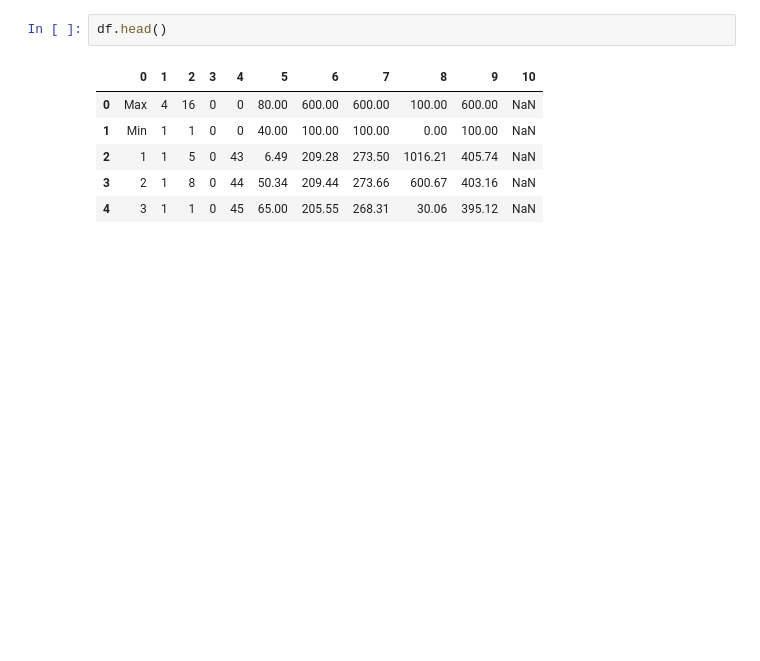
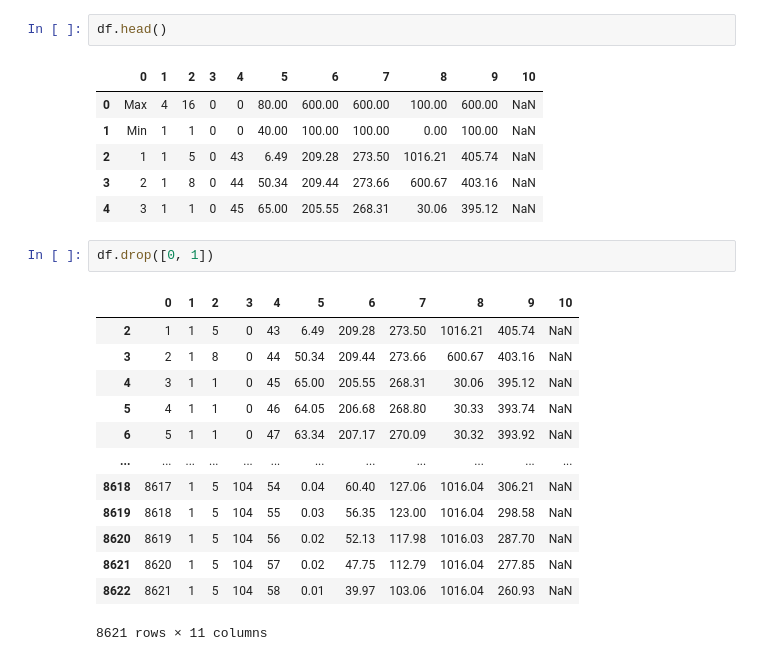
Before and after one commit to vcdemy/20240416, a Jupyter notebook: 2040416筆記.ipynb, the cells around one changed output. Drawn from its saved outputs; the diff is of its cells as text; blank space fills up the shorter version.

```diff
--- a/2040416筆記.ipynb
+++ b/2040416筆記.ipynb
@@ -567,3 +567,19 @@ df.head()
 | 2 | 1 | 1 | 5 | 0 | 43 | 6.49 | 209.28 | 273.50 | 1016.21 | 405.74 | NaN |
 | 3 | 2 | 1 | 8 | 0 | 44 | 50.34 | 209.44 | 273.66 | 600.67 | 403.16 | NaN |
 | 4 | 3 | 1 | 1 | 0 | 45 | 65.00 | 205.55 | 268.31 | 30.06 | 395.12 | NaN |
+# %%
+df.drop([0, 1])
+# %% [output]
+|  | 0 | 1 | 2 | 3 | 4 | 5 | 6 | 7 | 8 | 9 | 10 |
+| 2 | 1 | 1 | 5 | 0 | 43 | 6.49 | 209.28 | 273.50 | 1016.21 | 405.74 | NaN |
+| 3 | 2 | 1 | 8 | 0 | 44 | 50.34 | 209.44 | 273.66 | 600.67 | 403.16 | NaN |
+| 4 | 3 | 1 | 1 | 0 | 45 | 65.00 | 205.55 | 268.31 | 30.06 | 395.12 | NaN |
+| 5 | 4 | 1 | 1 | 0 | 46 | 64.05 | 206.68 | 268.80 | 30.33 | 393.74 | NaN |
+| 6 | 5 | 1 | 1 | 0 | 47 | 63.34 | 207.17 | 270.09 | 30.32 | 393.92 | NaN |
+| ... | ... | ... | ... | ... | ... | ... | ... | ... | ... | ... | ... |
+| 8618 | 8617 | 1 | 5 | 104 | 54 | 0.04 | 60.40 | 127.06 | 1016.04 | 306.21 | NaN |
+| 8619 | 8618 | 1 | 5 | 104 | 55 | 0.03 | 56.35 | 123.00 | 1016.04 | 298.58 | NaN |
+| 8620 | 8619 | 1 | 5 | 104 | 56 | 0.02 | 52.13 | 117.98 | 1016.03 | 287.70 | NaN |
+| 8621 | 8620 | 1 | 5 | 104 | 57 | 0.02 | 47.75 | 112.79 | 1016.04 | 277.85 | NaN |
+| 8622 | 8621 | 1 | 5 | 104 | 58 | 0.01 | 39.97 | 103.06 | 1016.04 | 260.93 | NaN |
+8621 rows × 11 columns
```
Also changed, not shown: parts of 1 cell of this notebook.
